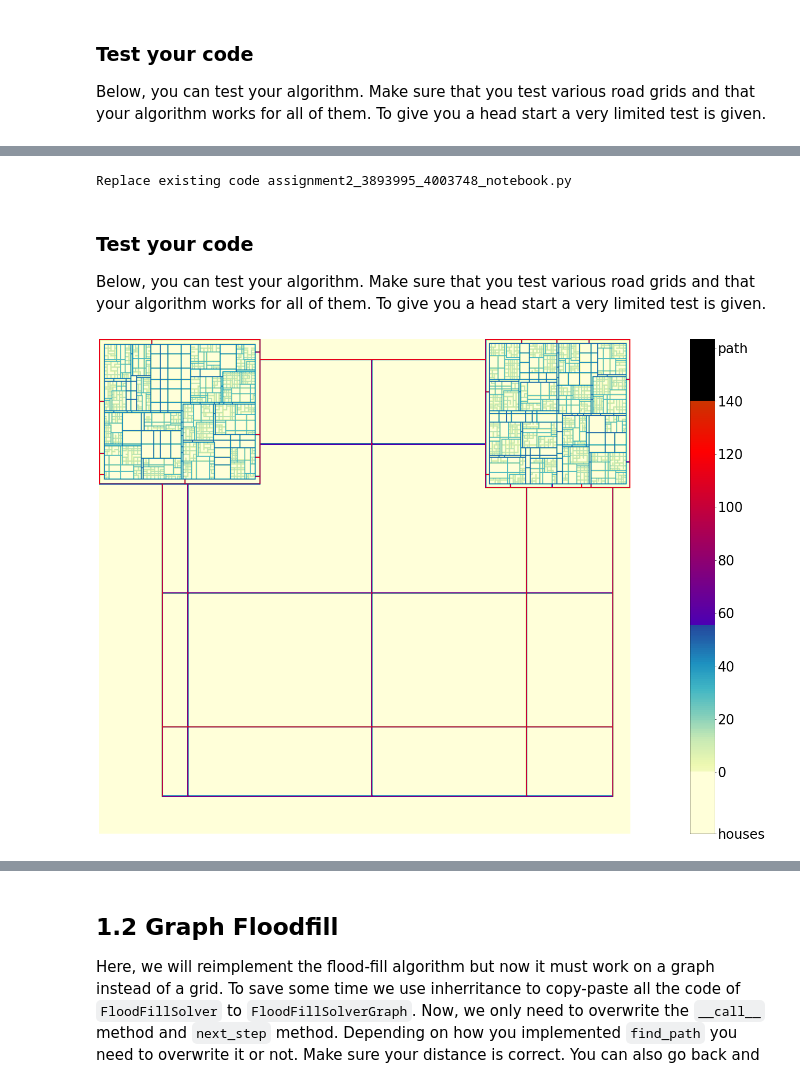
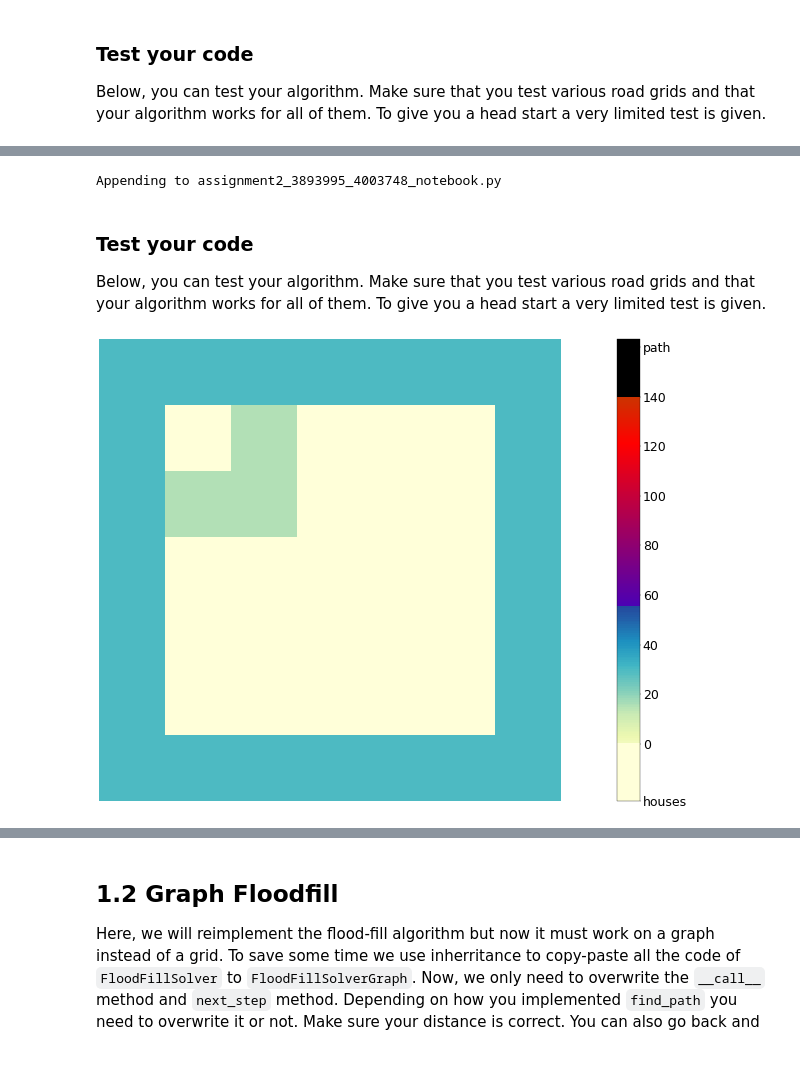
Before and after one commit to kooroshkz/Algorithms-and-Data-Structures, a Jupyter notebook: Assignment-2/assignment2.ipynb, the cells around one changed output, grey strips where cells are left out. Drawn from its saved outputs; the diff is of its cells as text; code cells hidden in the pictures.

```diff
--- a/Assignment-2/assignment2.ipynb
+++ b/Assignment-2/assignment2.ipynb
@@ -282,6 +282,6 @@ Appending to assignment2_3893995_4003748_notebook.py
 Below, you can test your algorithm. Make sure that you test various road grids and that your algorithm works for all of them. To give you a head start a very limited test is given.
 # %%
 # If you put the map generated in a separate cell you can run multiple tests on the same map
-map_ = Map(3)
+map_ = Map(1)
 map_.show()
 # %% [output]
@@ -524,7 +524,7 @@ Appending to assignment2_3893995_4003748_notebook.py
 Below, you can test your algorithm. Make sure that you test various road grids and that your algorithm works for all of them. To give you a head start a very limited test is given.
 # %%
 # If you put the map generated in a separate cell you can run multiple tests on the same map
-map_ = Map(5, (1, 1))
+map_ = Map(1, (1, 1))
 map_.show()
 print(f"width of the map is {len(map_[0])} height is {len(map_[:,0])}")
 # %% [output]
@@ -638,17 +638,17 @@ class Graph(Graph):
                 return new_node, distance
             current_node = new_node
 # %% [output]
-Replace existing code assignment2_3893995_4003748_notebook.py
+Appending to assignment2_3893995_4003748_notebook.py
 # %% [markdown]
 ### Test your code
 
 Below, you can test your algorithm. Make sure that you test various road grids and that your algorithm works for all of them. To give you a head start a very limited test is given.
 # %%
 # If you put the map generated in a separate cell you can run multiple tests on the same map
-map_ = Map(5, (1, 5))
+map_ = Map(1, (1, 5))
 map_.show()
 # %% [output]
-[figure, old version]
+[figure, new version]
 # %%
 plt.matplotlib.rcParams['figure.dpi'] = max(30, map_.size ** 0.5 // 2)  # Number of pixels, therefore, the quality of the image. A large dpi is very slow.
 
```
Also changed, not shown: parts of 11 cells of this notebook, 1 other file.
